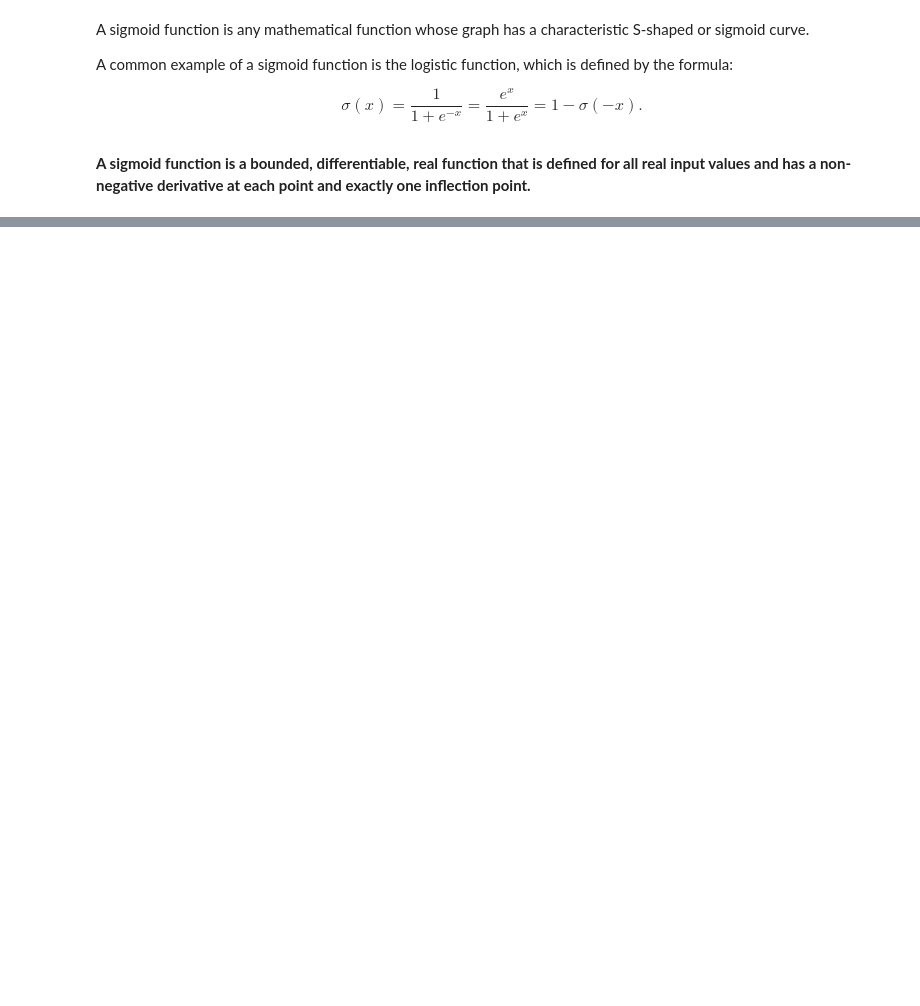
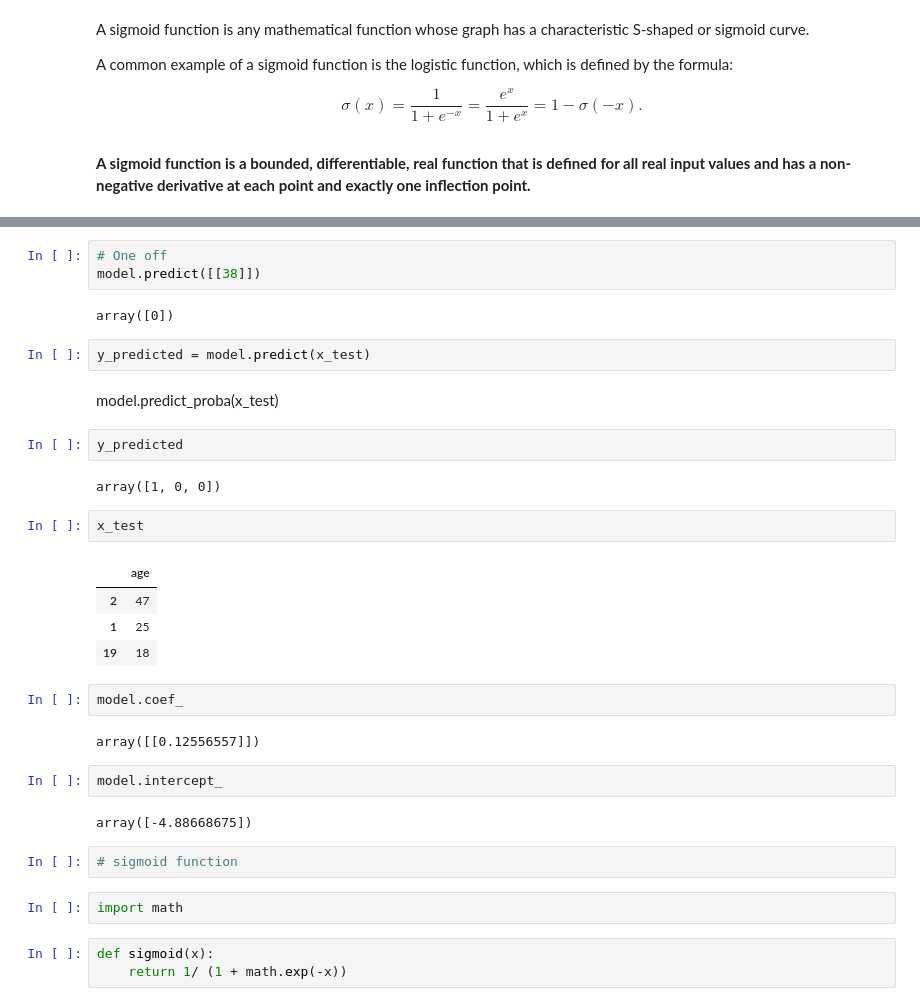
Before and after one commit to 99Hassam99/01_DATASCIENCE_ROADMAP, a Jupyter notebook: 10_Machine_Learning/07_Logistic_Regression_Binary_Classification_.ipynb, the cells around one changed output, grey strips where cells are left out. Saved outputs shown, nothing was run; the diff lists cells and outputs as text; blank space fills up the shorter version.

```diff
--- a/10_Machine_Learning/07_Logistic_Regression_Binary_Classification_.ipynb
+++ b/10_Machine_Learning/07_Logistic_Regression_Binary_Classification_.ipynb
@@ -76,0 +183,35 @@ $$ {\displaystyle \sigma (x)={\frac {1}{1+e^{-x}}}={\frac {e^{x}}{1+e^{x}}}=1-\s
+# %%
+# One off
+model.predict([[38]])
+# %% [output]
+array([0])
+# %%
+y_predicted = model.predict(x_test)
+# %% [markdown]
+model.predict_proba(x_test)
+# %%
+y_predicted
+# %% [output]
+array([1, 0, 0])
+# %%
+x_test
+# %% [output]
+|  | age |
+| 2 | 47 |
+| 1 | 25 |
+| 19 | 18 |
+# %%
+model.coef_
+# %% [output]
+array([[0.12556557]])
+# %%
+model.intercept_
+# %% [output]
+array([-4.88668675])
+# %%
+# sigmoid function
+# %%
+import math
+# %%
+def sigmoid(x):
+    return 1/ (1 + math.exp(-x))
```
Also changed, not shown: parts of 27 cells of this notebook, 3 other files.
